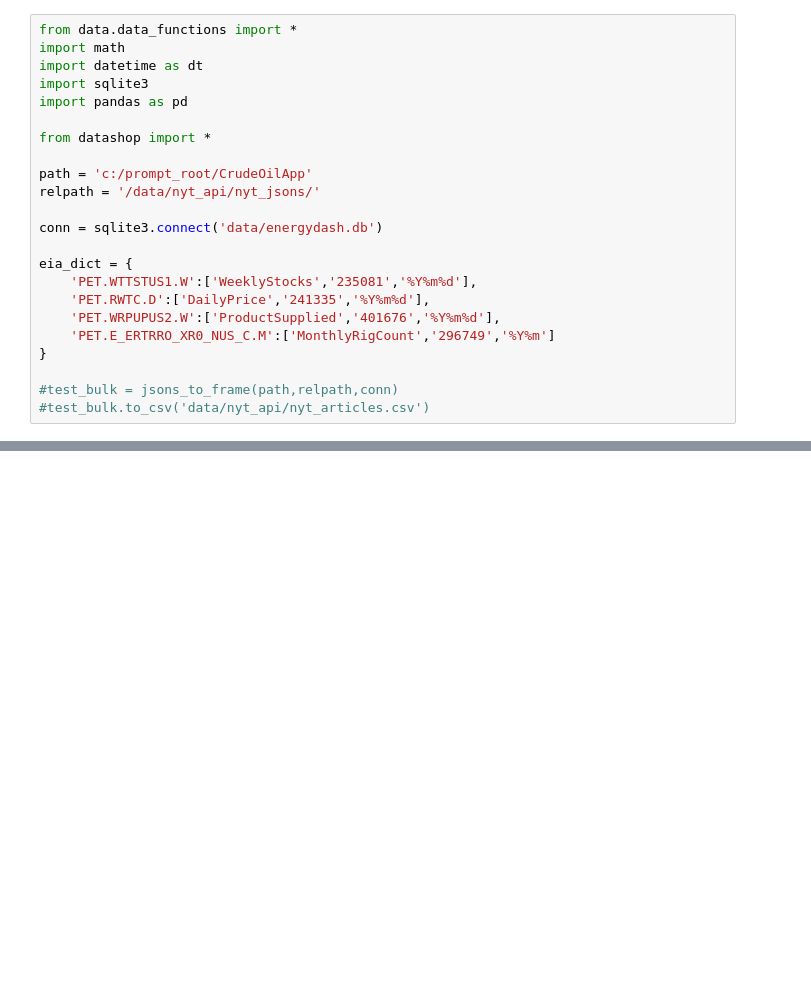
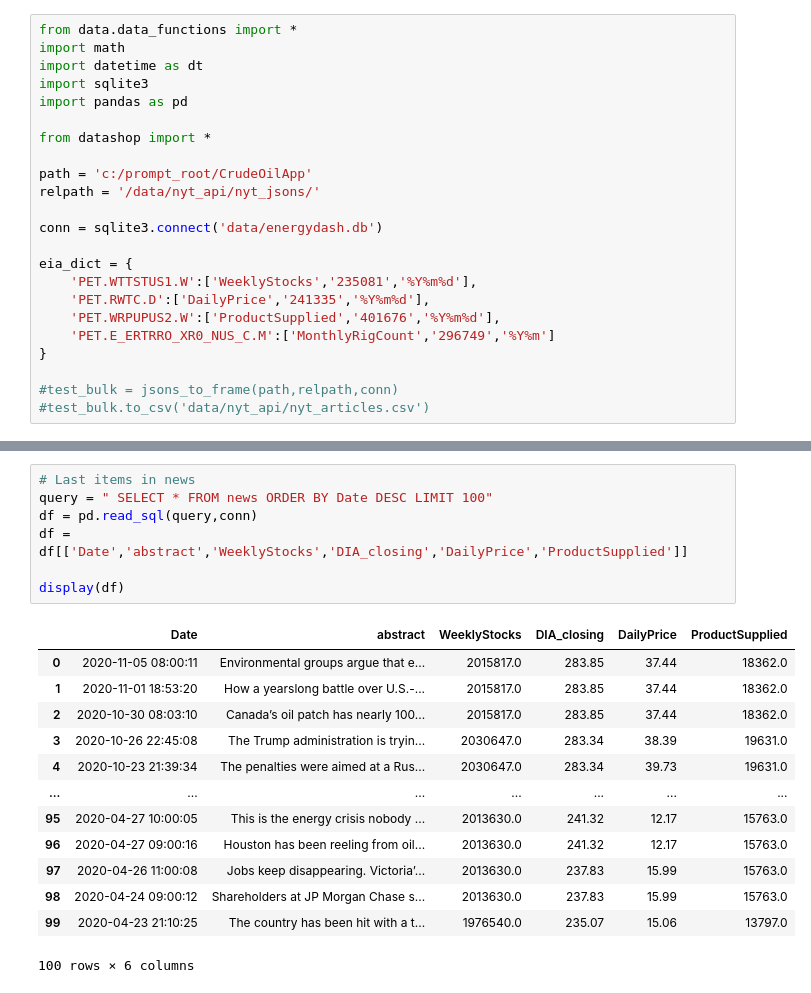
Before and after one commit to UmarsPortfolio/CrudeOilApp, a Jupyter notebook: 3_testing.ipynb, the cells around one changed output, grey strips where cells are left out. Saved outputs shown, nothing was run; the diff lists cells and outputs as text; blank space fills up the shorter version.

```diff
--- a/3_testing.ipynb
+++ b/3_testing.ipynb
@@ -29,0 +36,21 @@ eia_dict = {
+# %%
+# Last items in news
+query = " SELECT * FROM news ORDER BY Date DESC LIMIT 100"
+df = pd.read_sql(query,conn)
+df = df[['Date','abstract','WeeklyStocks','DIA_closing','DailyPrice','ProductSupplied']]
+
+display(df)
+# %% [output]
+|  | Date | abstract | WeeklyStocks | DIA_closing | DailyPrice | ProductSupplied |
+| 0 | 2020-11-05 08:00:11 | Environmental groups argue that e... | 2015817.0 | 283.85 | 37.44 | 18362.0 |
+| 1 | 2020-11-01 18:53:20 | How a yearslong battle over U.S.-... | 2015817.0 | 283.85 | 37.44 | 18362.0 |
+| 2 | 2020-10-30 08:03:10 | Canada’s oil patch has nearly 100... | 2015817.0 | 283.85 | 37.44 | 18362.0 |
+| 3 | 2020-10-26 22:45:08 | The Trump administration is tryin... | 2030647.0 | 283.34 | 38.39 | 19631.0 |
+| 4 | 2020-10-23 21:39:34 | The penalties were aimed at a Rus... | 2030647.0 | 283.34 | 39.73 | 19631.0 |
+| ... | ... | ... | ... | ... | ... | ... |
+| 95 | 2020-04-27 10:00:05 | This is the energy crisis nobody ... | 2013630.0 | 241.32 | 12.17 | 15763.0 |
+| 96 | 2020-04-27 09:00:16 | Houston has been reeling from oil... | 2013630.0 | 241.32 | 12.17 | 15763.0 |
+| 97 | 2020-04-26 11:00:08 | Jobs keep disappearing. Victoria’... | 2013630.0 | 237.83 | 15.99 | 15763.0 |
+| 98 | 2020-04-24 09:00:12 | Shareholders at JP Morgan Chase s... | 2013630.0 | 237.83 | 15.99 | 15763.0 |
+| 99 | 2020-04-23 21:10:25 | The country has been hit with a t... | 1976540.0 | 235.07 | 15.06 | 13797.0 |
+100 rows × 6 columns
```
Also changed, not shown: parts of 33 cells of this notebook, 9 other files.
